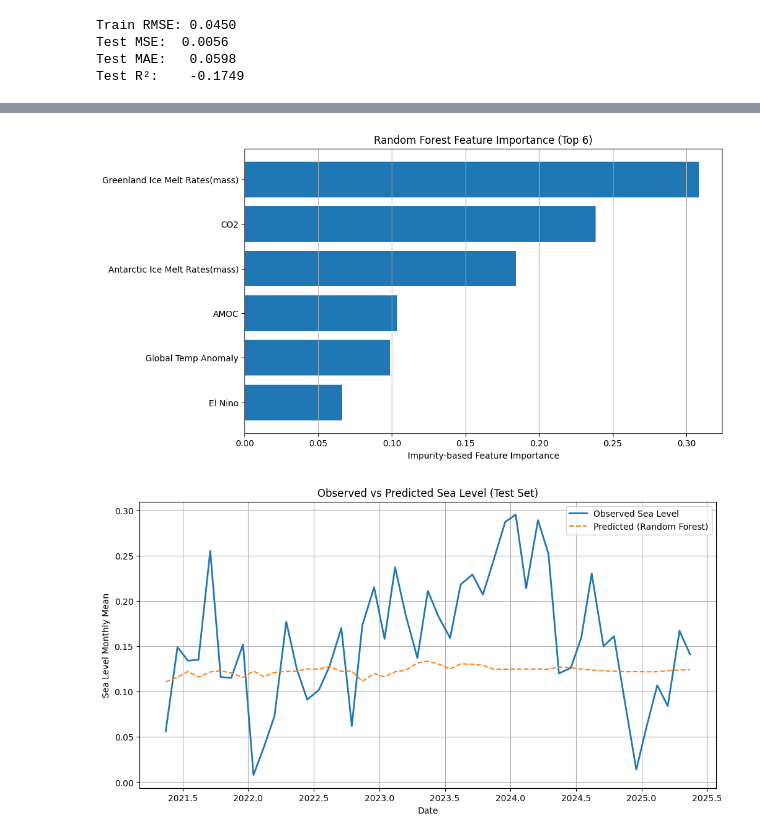
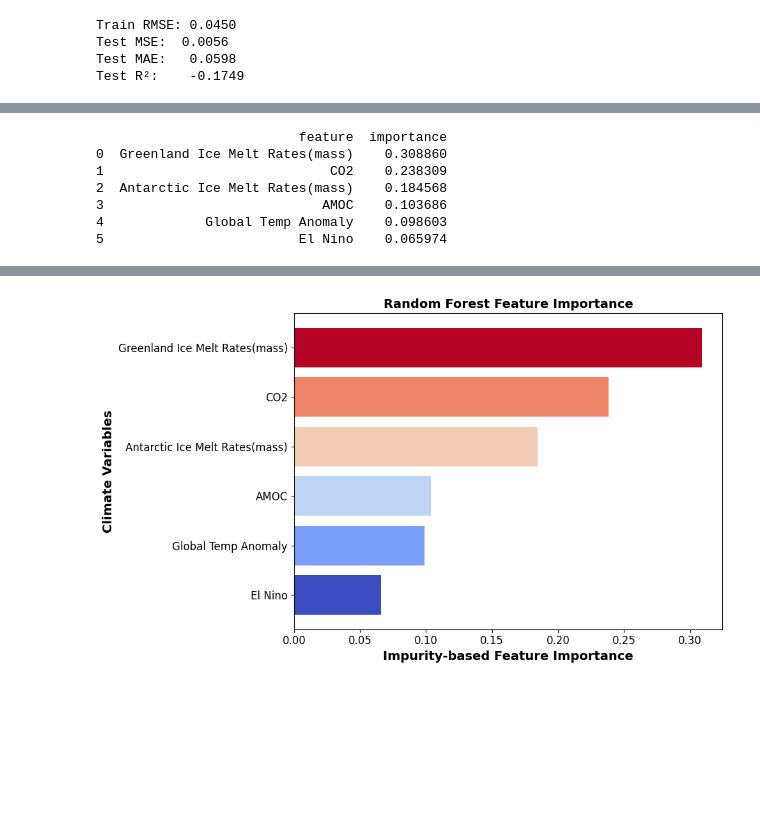
Before and after one commit to ellenyifang2011/sea_level, a Jupyter notebook: src/replot.ipynb, the cells around one changed output, grey strips where cells are left out. Saved outputs shown, nothing was run; the diff lists cells and outputs as text; code cells hidden in the pictures; blank space fills up the shorter version.

```diff
--- a/src/replot.ipynb
+++ b/src/replot.ipynb
@@ -75,16 +75,3 @@ memory usage: 15.4 KB
 | max | 2025.37000 | 0.295000 | 82.680000 | 0.000000 | 1.480000 | ... |
 # %% [markdown]
 The following cell is not shown either in the book. It creates the `images` folder (if it doesn't already exist), and it defines the `save_fig()` function which is used through this notebook to save the figures in high-res for the book.
-# %%
-import matplotlib.pyplot as plt
-
-# extra code – the next 5 lines define the default font sizes
-plt.rc('font', size=14)
-plt.rc('axes', labelsize=14, titlesize=14)
-plt.rc('legend', fontsize=14)
-plt.rc('xtick', labelsize=10)
-plt.rc('ytick', labelsize=10)
-
-_rawdata.hist(bins=50, figsize=(12, 8))
-#save_fig("attribute_histogram_plots")  # extra code
-plt.show()
@@ -120,7 +80,3 @@ plt.show()
-# %%
-# Drop the AMOC since missing data and low correlation
-
-_rawdata = _rawdata.drop('AMOC', axis=1)
 # %% [markdown]
 
 ## Create Test Set
@@ -391,10 +319,31 @@ print(imp_df)
 
 # 4) Plot top features
 top_n = min(15, len(imp_df))
+
 plt.figure(figsize=(10, 6))
-plt.barh(imp_df.loc[:top_n-1, "feature"][::-1], imp_df.loc[:top_n-1, "importance"][::-1])
-plt.xlabel("Impurity-based Feature Importance")
-plt.title(f"Random Forest Feature Importance (Top {top_n})")
-plt.grid(True, axis="x")
+
+# Create a list of colors (automatically spaced)
+#colors = plt.cm.tab20(np.linspace(0, 1, top_n))
+colors = plt.cm.coolwarm(np.linspace(0, 1, top_n))
+#colors = plt.cm.viridis(np.linspace(0, 1, top_n))
+#colors = plt.cm.plasma(np.linspace(0, 1, top_n))
+
+
+plt.barh(
+    imp_df.loc[:top_n-1, "feature"][::-1],
+    imp_df.loc[:top_n-1, "importance"][::-1],
+    color=colors
+)
+
+# Font size controls
+plt.xlabel("Impurity-based Feature Importance", fontsize=14, fontweight='bold')
+plt.ylabel("Climate Variables", fontsize=14, fontweight='bold')
+plt.title("Random Forest Feature Importance", fontsize=14, fontweight='bold')
+
+# Optional: control tick label size
+plt.xticks(fontsize=12)
+plt.yticks(fontsize=12)
+
+plt.tight_layout()
 plt.show()
 # %% [output]
@@ -407,0 +367,7 @@ plt.show()
+                          feature  importance
+0  Greenland Ice Melt Rates(mass)    0.308860
+1                             CO2    0.238309
+2  Antarctic Ice Melt Rates(mass)    0.184568
+3                            AMOC    0.103686
+4             Global Temp Anomaly    0.098603
+5                         El Nino    0.065974
@@ -408,22 +391 @@ plt.show()
-[figure, old version]
+[figure, new version]
-# %%
-import matplotlib.pyplot as plt
-
-# Make predictions
-y_test_pred = best_model.predict(X_test)
-
-# Plot
-plt.figure(figsize=(12,6))
-
-plt.plot(test_df["Date"], y_test, label="Observed Sea Level", linewidth=2)
-plt.plot(test_df["Date"], y_test_pred, label="Predicted (Random Forest)", linestyle="--")
-
-plt.xlabel("Date")
-plt.ylabel("Sea Level Monthly Mean")
-plt.title("Observed vs Predicted Sea Level (Test Set)")
-plt.legend()
-plt.grid(True)
-
-plt.show()
-# %% [output]
-[figure, removed]
```
Also changed, not shown: parts of 13 cells of this notebook.
